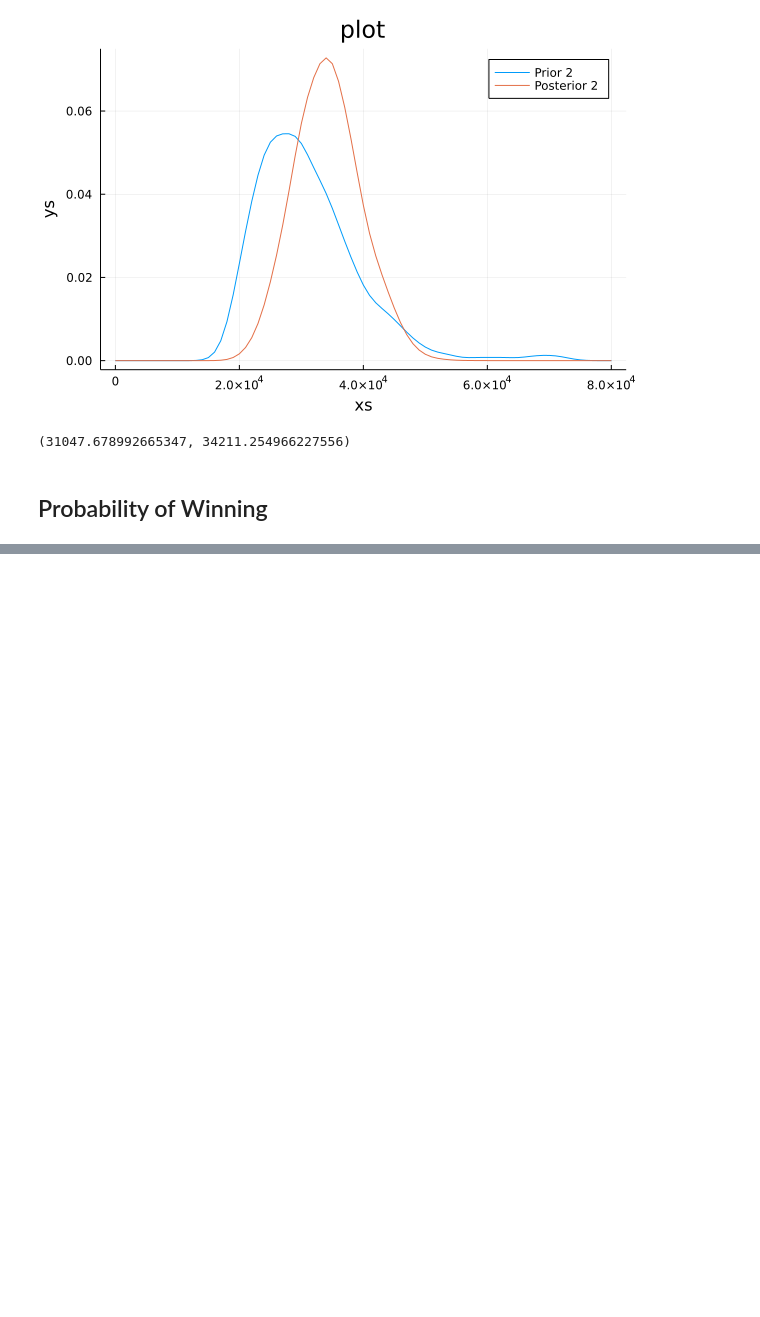
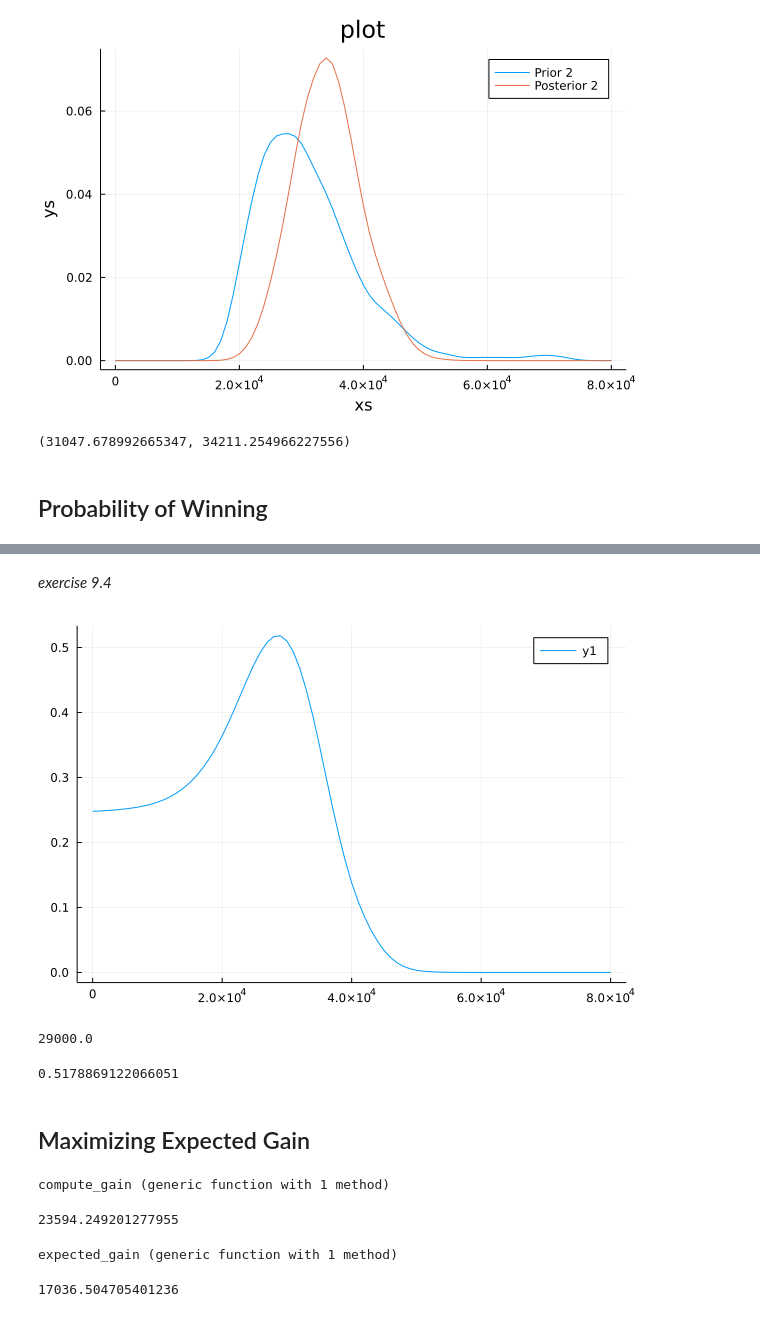
Before and after one commit to bwanab/ThinkBayes.jl, a Jupyter notebook: notebooks/think_bayes_in_julia_chapter_9.ipynb, the cells around one changed output, grey strips where cells are left out. Drawn from its saved outputs; the diff is of its cells as text; code cells hidden in the pictures; blank space fills up the shorter version.

```diff
--- a/notebooks/think_bayes_in_julia_chapter_9.ipynb
+++ b/notebooks/think_bayes_in_julia_chapter_9.ipynb
@@ -144,0 +226,43 @@ mean(prior2), mean(posterior2)
+# %% [markdown]
+_exercise 9.4_
+# %%
+bids_p2 = values(posterior2)
+probs_p2 = [total_prob_win(bid, posterior2, sample_diff1) for bid in bids_p2]
+plot(bids_p2, probs_p2)
+# %% [output]
+[figure, added]
+# %%
+(prob_p2, idx_p2) = findmax(probs_p2)
+bids_p2[idx_p2]
+# %% [output]
+29000.0
+# %%
+prob_p2
+# %% [output]
+0.5178869122066051
+# %% [markdown]
+## Maximizing Expected Gain
+# %%
+function compute_gain(bid, price, sample_diff)
+    diff = bid - price
+    prob = compute_prob_win(diff, sample_diff)
+    if -250 <= diff <= 0
+        return 2 * price * prob
+    else
+        return price * prob
+    end
+end
+# %% [output]
+compute_gain (generic function with 1 method)
+# %%
+compute_gain(30000, 35000, sample_diff2)
+# %% [output]
+23594.249201277955
+# %%
+expected_gain(bid, posterior, sample_diff) = sum([prob * compute_gain(bid, price, sample_diff) for (price, prob) in items(posterior)])
+# %% [output]
+expected_gain (generic function with 1 method)
+# %%
+expected_gain(21000, posterior1, sample_diff2)
+# %% [output]
+17036.504705401236
```
Also changed, not shown: parts of 44 cells of this notebook, 1 other file.
